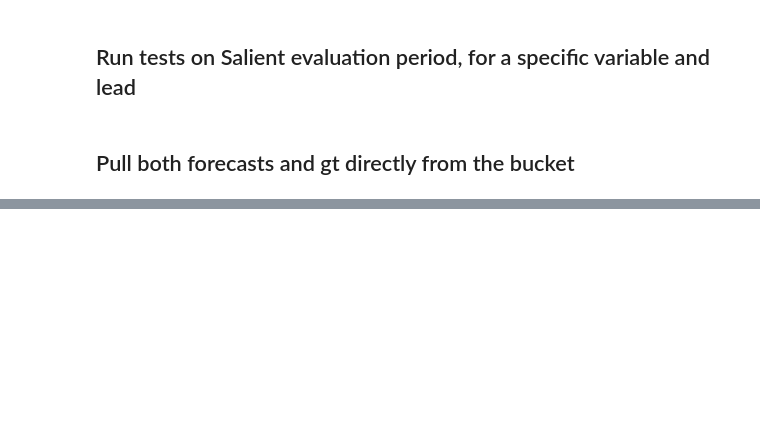
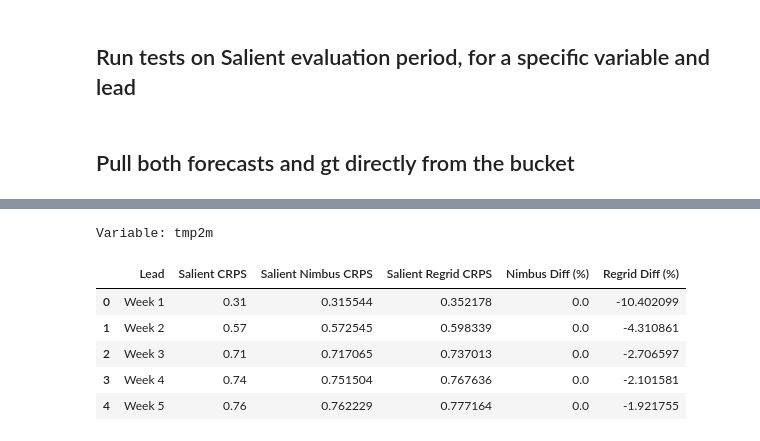
Before and after one commit to rhiza-research/sheerwater-benchmarking, a Jupyter notebook: salient_scripts/simple_salient_validation_exercise.ipynb, the cells around one changed output, grey strips where cells are left out. Cells and saved outputs as stored; diff of their text form; code cells hidden in the pictures; blank space fills up the shorter version.

```diff
--- a/salient_scripts/simple_salient_validation_exercise.ipynb
+++ b/salient_scripts/simple_salient_validation_exercise.ipynb
@@ -192,0 +203,11 @@ precip
+# %%
+print('Variable:', variable)
+skill_summ[['Lead', 'Salient CRPS', 'Salient Nimbus CRPS', 'Salient Regrid CRPS', 'Nimbus Diff (%)', 'Regrid Diff (%)']]
+# %% [output]
+Variable: tmp2m
+|  | Lead | Salient CRPS | Salient Nimbus CRPS | Salient Regrid CRPS | Nimbus Diff (%) | Regrid Diff (%) |
+| 0 | Week 1 | 0.31 | 0.315544 | 0.352178 | 0.0 | -10.402099 |
+| 1 | Week 2 | 0.57 | 0.572545 | 0.598339 | 0.0 | -4.310861 |
+| 2 | Week 3 | 0.71 | 0.717065 | 0.737013 | 0.0 | -2.706597 |
+| 3 | Week 4 | 0.74 | 0.751504 | 0.767636 | 0.0 | -2.101581 |
+| 4 | Week 5 | 0.76 | 0.762229 | 0.777164 | 0.0 | -1.921755 |
```
Also changed, not shown: parts of 16 cells of this notebook, 1 other file.
